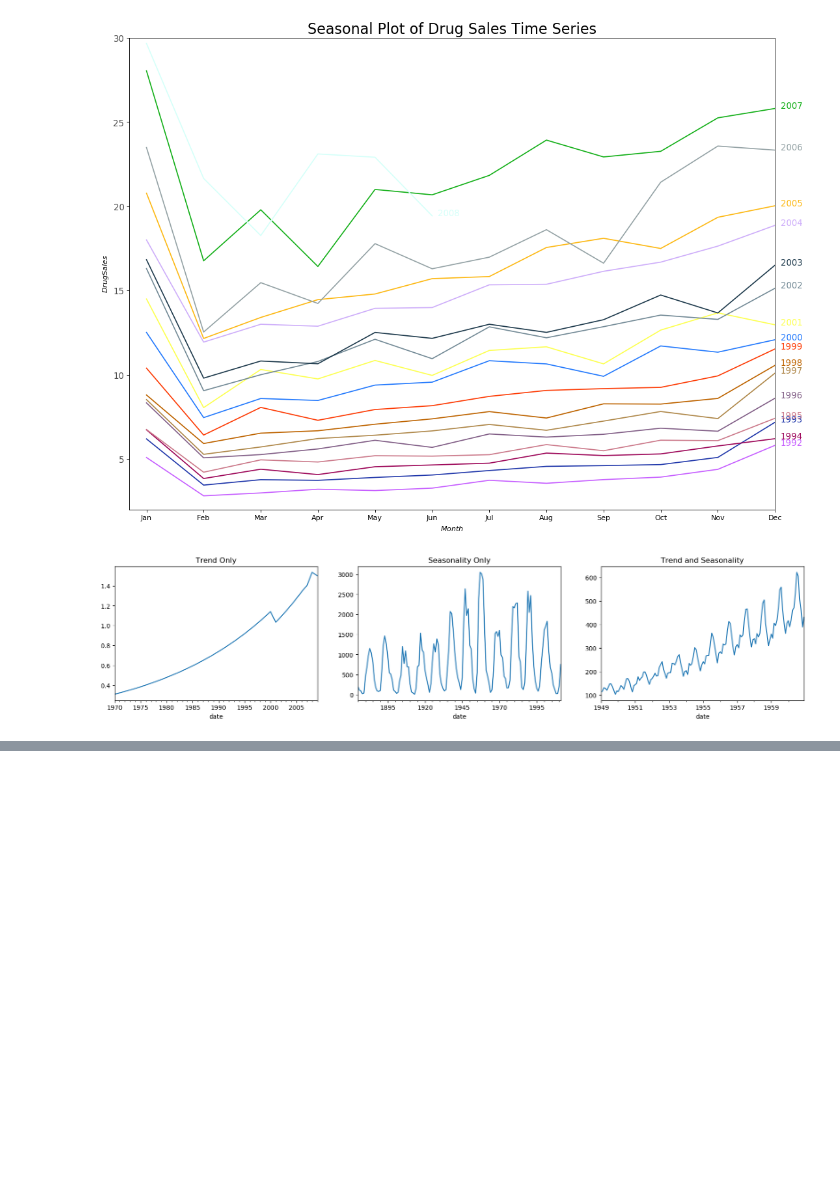
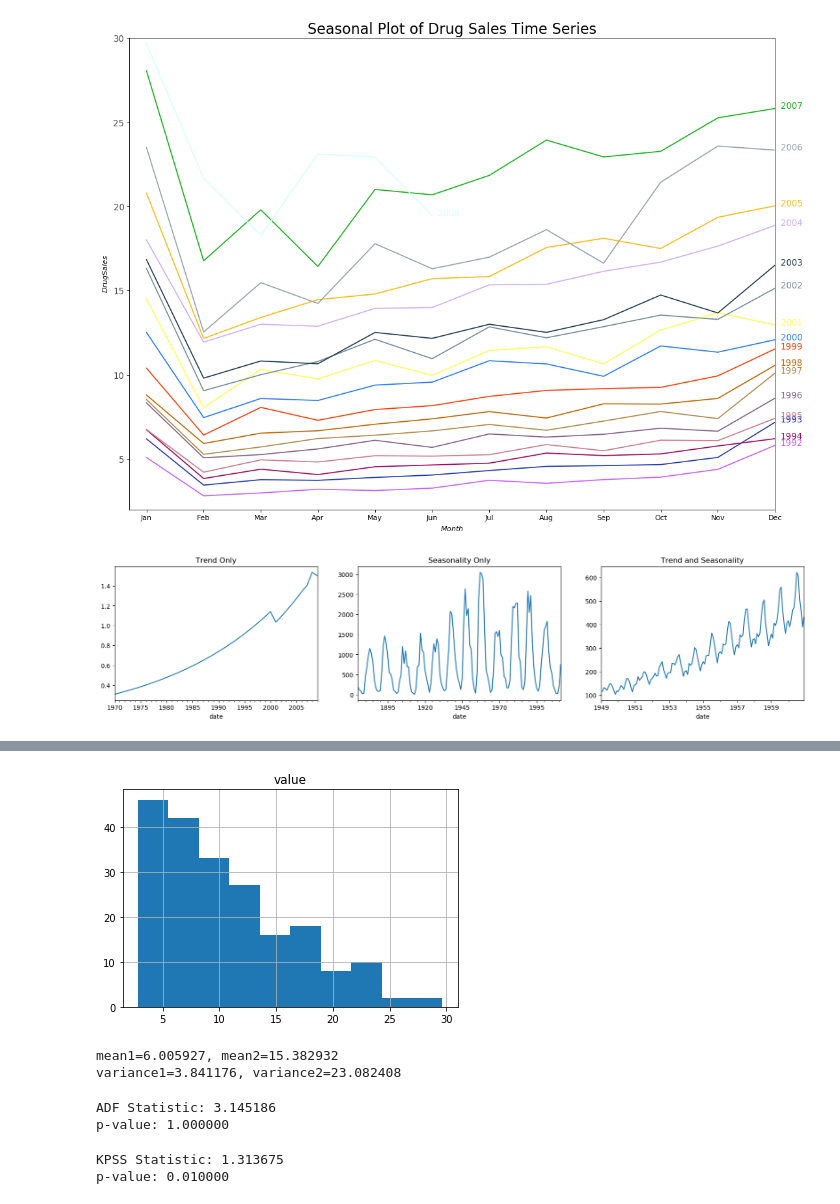
Before and after one commit to ShamimaMoni/Codes-time-series-, a Jupyter notebook: Blog.ipynb, the cells around one changed output, grey strips where cells are left out. Saved outputs shown, nothing was run; the diff lists cells and outputs as text; code cells hidden in the pictures; blank space fills up the shorter version.

```diff
--- a/Blog.ipynb
+++ b/Blog.ipynb
@@ -274,0 +292,38 @@ pyplot.show()
+# %%
+from pandas import read_csv
+from matplotlib import pyplot
+data = read_csv('https://raw.githubusercontent.com/selva86/datasets/master/a10.csv', parse_dates=['date'], index_col='date')
+data.hist()
+pyplot.show()
+# %% [output]
+[figure, added]
+# %%
+from pandas import read_csv
+X = read_csv('https://raw.githubusercontent.com/selva86/datasets/master/a10.csv', parse_dates=['date'], squeeze=True)
+split = int(len(X) / 2)
+X1, X2 = X[0:split], X[split:]
+mean1, mean2 = X1.mean(), X2.mean()
+var1, var2 = X1.var(), X2.var()
+print('mean1=%f, mean2=%f' % (mean1, mean2))
+print('variance1=%f, variance2=%f' % (var1, var2))
+# %% [output]
+mean1=6.005927, mean2=15.382932
+variance1=3.841176, variance2=23.082408
+# %%
+from statsmodels.tsa.stattools import adfuller
+series = read_csv('https://raw.githubusercontent.com/selva86/datasets/master/a10.csv', parse_dates=['date'], index_col='date', squeeze=True)
+X = series.values
+result = adfuller(X)
+print('ADF Statistic: %f' % result[0])
+print('p-value: %f' % result[1])
+# %% [output]
+ADF Statistic: 3.145186
+p-value: 1.000000
+# %%
+from statsmodels.tsa.stattools import kpss
+result = kpss(X, regression='c')
+print('\nKPSS Statistic: %f' % result[0])
+print('p-value: %f' % result[1])
+# %% [output]
+KPSS Statistic: 1.313675
+p-value: 0.010000
```
Also changed, not shown: parts of 14 cells of this notebook.
